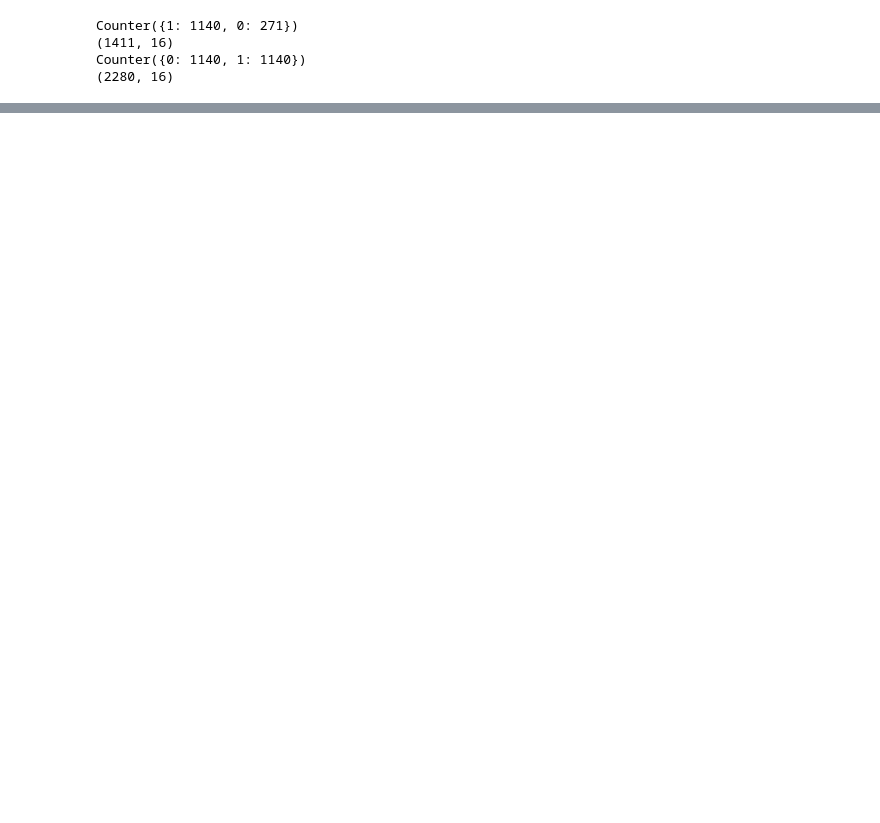
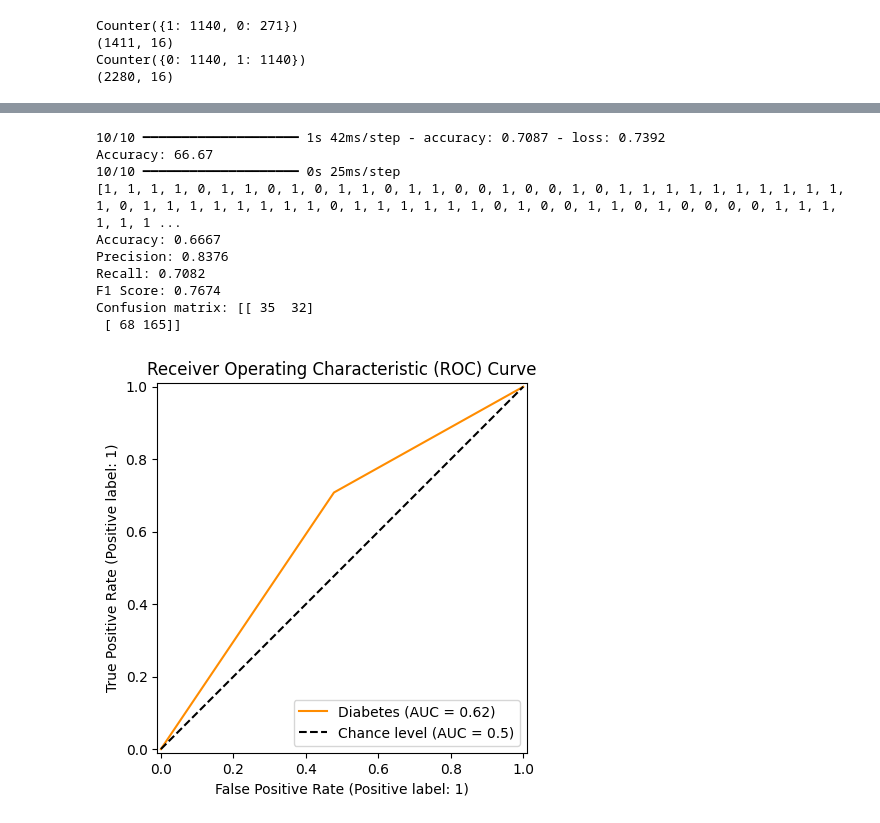
Before and after one commit to gsarada/AICourse-2026, a Jupyter notebook: mod3assmt.ipynb, the cells around one changed output, grey strips where cells are left out. Saved outputs shown, nothing was run; the diff lists cells and outputs as text; code cells hidden in the pictures; blank space fills up the shorter version.

```diff
--- a/mod3assmt.ipynb
+++ b/mod3assmt.ipynb
@@ -385,0 +447,44 @@ plt.show()
+# %%
+#Task 12: Evaluate the Model on the Test Dataset:
+from sklearn.metrics import accuracy_score, precision_score, recall_score, f1_score, confusion_matrix, RocCurveDisplay
+
+results = model.evaluate(Xtr, y_test)
+print('Accuracy: %.2f' % (results[1]*100))
+
+y_pred = model.predict(Xtr)
+# round predictions
+rounded = [round(x[0]) for x in y_pred]
+
+print(rounded)
+
+# Calculate individual metrics
+accuracy = accuracy_score(y_test, rounded)
+precision = precision_score(y_test, rounded) # Default for binary classification
+recall = recall_score(y_test, rounded)       # Default for binary classification
+f1 = f1_score(y_test, rounded)             # Default for binary classification
+cm = confusion_matrix(y_test, rounded)
+
+print(f"Accuracy: {accuracy:.4f}")
+print(f"Precision: {precision:.4f}")
+print(f"Recall: {recall:.4f}")
+print(f"F1 Score: {f1:.4f}")
+print(f"Confusion matrix: {cm}")
+
+RocCurveDisplay.from_predictions(y_test, rounded,
+    name="Diabetes",
+    color="darkorange",
+    plot_chance_level=True)
+plt.title('Receiver Operating Characteristic (ROC) Curve')
+plt.show()
+# %% [output]
+10/10 ━━━━━━━━━━━━━━━━━━━━ 1s 42ms/step - accuracy: 0.7087 - loss: 0.7392
+Accuracy: 66.67
+10/10 ━━━━━━━━━━━━━━━━━━━━ 0s 25ms/step
+[1, 1, 1, 1, 0, 1, 1, 0, 1, 0, 1, 1, 0, 1, 1, 0, 0, 1, 0, 0, 1, 0, 1, 1, 1, 1, 1, 1, 1, 1, 1, 1, 1, 0, 1, 1, 1, 1, 1, 1, 1, 1, 0, 1, 1, 1, 1, 1, 1, 0, 1, 0, 0, 1, 1, 0, 1, 0, 0, 0, 0, 1, 1, 1, 1, 1, 1 ...
+Accuracy: 0.6667
+Precision: 0.8376
+Recall: 0.7082
+F1 Score: 0.7674
+Confusion matrix: [[ 35  32]
+ [ 68 165]]
+[figure, added]
```
Also changed, not shown: parts of 12 cells of this notebook.
